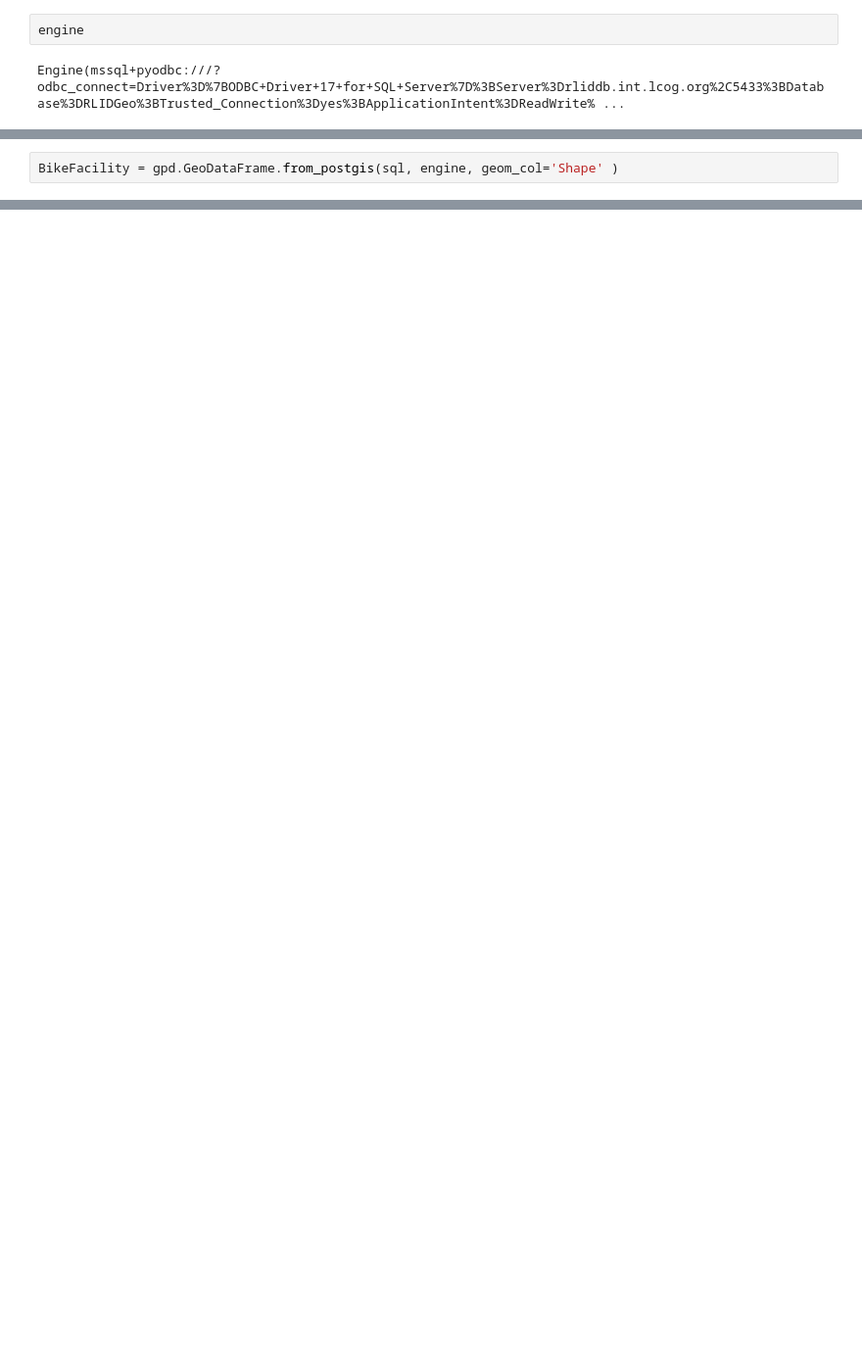
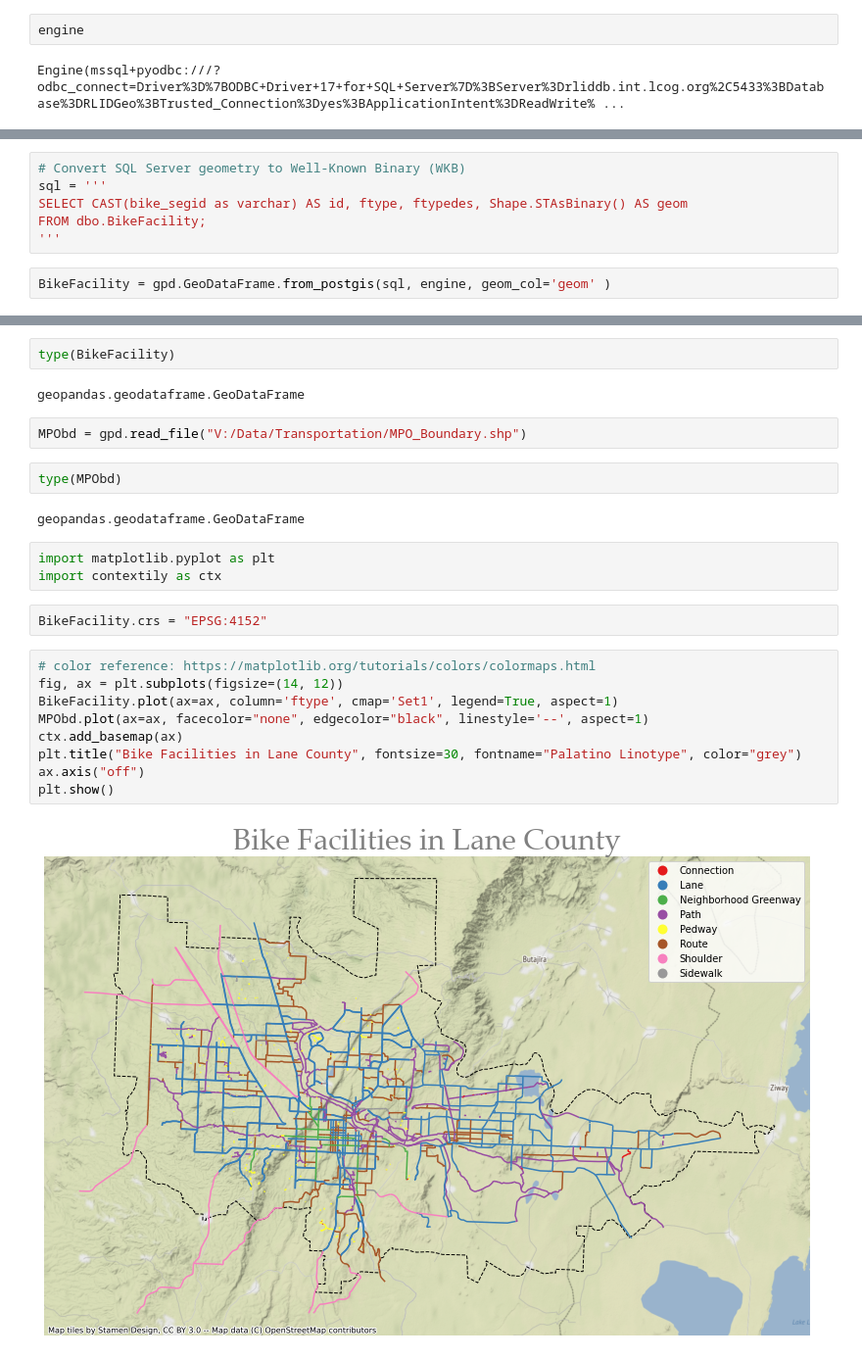
Before and after one commit to dongmeic/PythonLearning, a Jupyter notebook: Work/read_geodata_from_SQL.ipynb, the cells around one changed output, grey strips where cells are left out. Shown at 98% size. Cells and saved outputs as stored; diff of their text form; blank space fills up the shorter version.

```diff
--- a/Work/read_geodata_from_SQL.ipynb
+++ b/Work/read_geodata_from_SQL.ipynb
@@ -92,2 +107,8 @@ sql = 'select * from dbo.BikeFacility'
+# %%
+# Convert SQL Server geometry to Well-Known Binary (WKB)
+sql = '''
+SELECT CAST(bike_segid as varchar) AS id, ftype, ftypedes, Shape.STAsBinary() AS geom
+FROM dbo.BikeFacility;
+'''
 # %%
-BikeFacility = gpd.GeoDataFrame.from_postgis(sql, engine, geom_col='Shape' )
+BikeFacility = gpd.GeoDataFrame.from_postgis(sql, engine, geom_col='geom' )
@@ -98,0 +124,26 @@ import arcpy
+# %%
+type(BikeFacility)
+# %% [output]
+geopandas.geodataframe.GeoDataFrame
+# %%
+MPObd = gpd.read_file("V:/Data/Transportation/MPO_Boundary.shp")
+# %%
+type(MPObd)
+# %% [output]
+geopandas.geodataframe.GeoDataFrame
+# %%
+import matplotlib.pyplot as plt
+import contextily as ctx
+# %%
+BikeFacility.crs = "EPSG:4152"
+# %%
+# color reference: https://matplotlib.org/tutorials/colors/colormaps.html
+fig, ax = plt.subplots(figsize=(14, 12))
+BikeFacility.plot(ax=ax, column='ftype', cmap='Set1', legend=True, aspect=1)
+MPObd.plot(ax=ax, facecolor="none", edgecolor="black", linestyle='--', aspect=1)
+ctx.add_basemap(ax)
+plt.title("Bike Facilities in Lane County", fontsize=30, fontname="Palatino Linotype", color="grey")
+ax.axis("off")
+plt.show()
+# %% [output]
+[figure, added]
```
Also changed, not shown: parts of 15 cells of this notebook.
